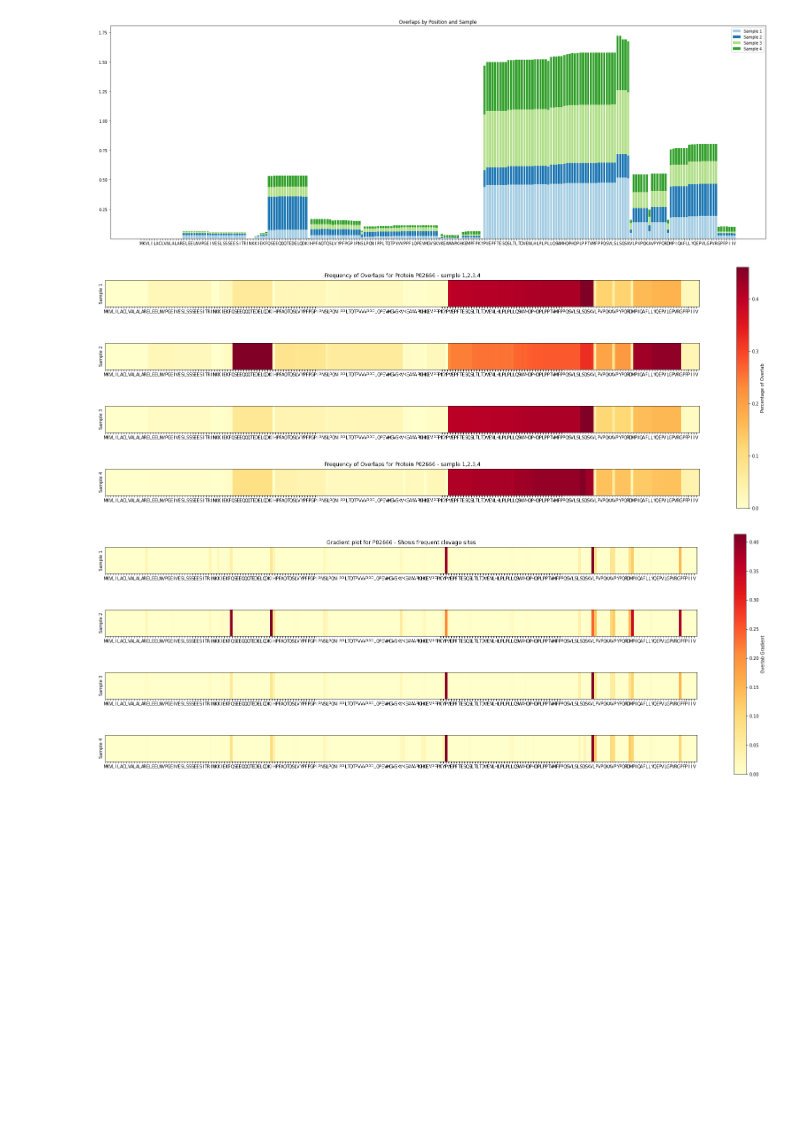
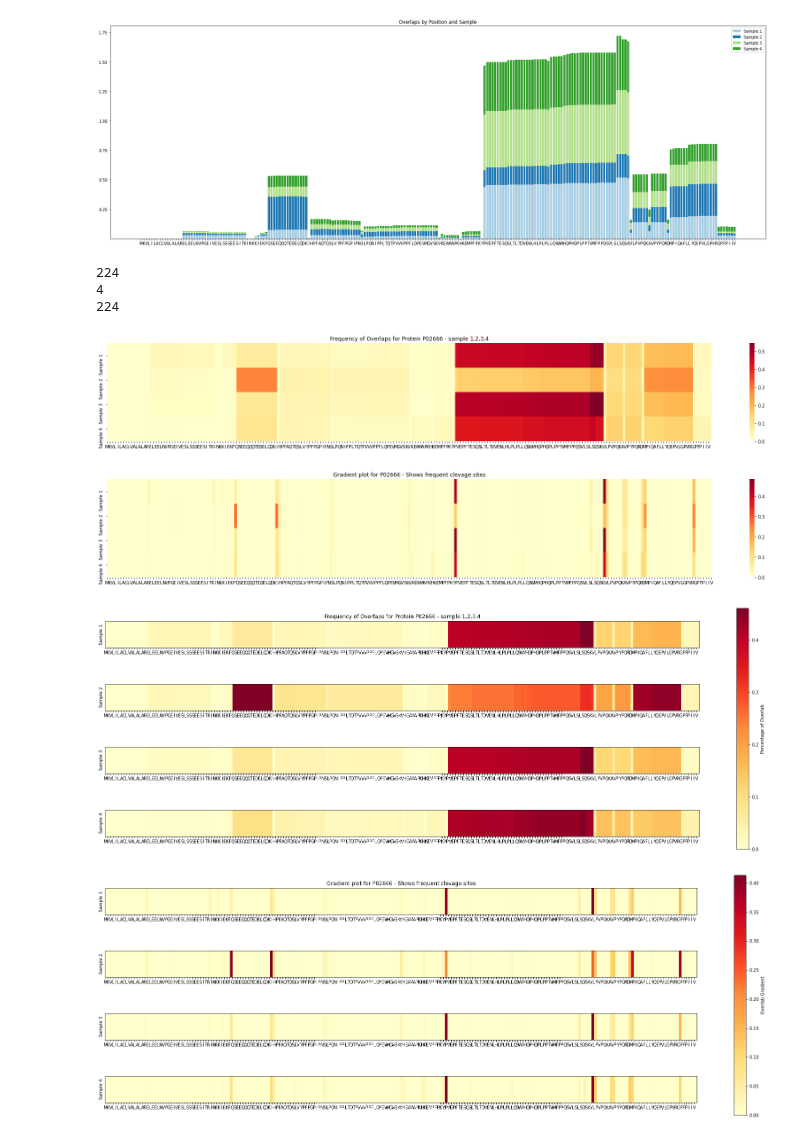
Before and after one commit to Munklinde96/Data_Visualization, a Jupyter notebook: viz4.ipynb, the cells around one changed output. Cells and saved outputs as stored; diff of their text form; code cells hidden in the pictures; blank space fills up the shorter version.

```diff
--- a/viz4.ipynb
+++ b/viz4.ipynb
@@ -84,10 +85,28 @@ ax.legend()
 # %% [output]
 <matplotlib.legend.Legend at 0x...>
 [figure]
-# %%
-get_overlap_pixel_plot(lists, seq_list, "P02666")
-
-get_gradient_plot(lists, seq_list, "P02666")
-# %% [output]
-[figure, removed]
-[figure, removed]
+# %%
+from utils import get_overlap_heapmap, get_overlap_gradient_heapmap
+print(len(lists[0]))
+print(len(lists))
+# create list that saverage at each pos in lists
+averages = [0]*len(lists[0])
+for i in range(len(lists)):
+    for j in range(len(lists[i])):
+        averages[j] += lists[i][j]
+print(len(averages))
+
+get_overlap_heapmap(lists, seq_list, "P02666", fig_size=(30,4))
+get_overlap_gradient_heapmap(lists, seq_list, "P02666", fig_size=(30,4))
+
+get_overlap_pixel_plot(lists, seq_list, "P02666")
+
+get_gradient_plot(lists, seq_list, "P02666")
+# %% [output]
+224
+4
+224
+[figure, added]
+[figure, added]
+[figure, added]
+[figure, added]
```
Also changed, not shown: parts of 6 cells of this notebook, 2 other files.
